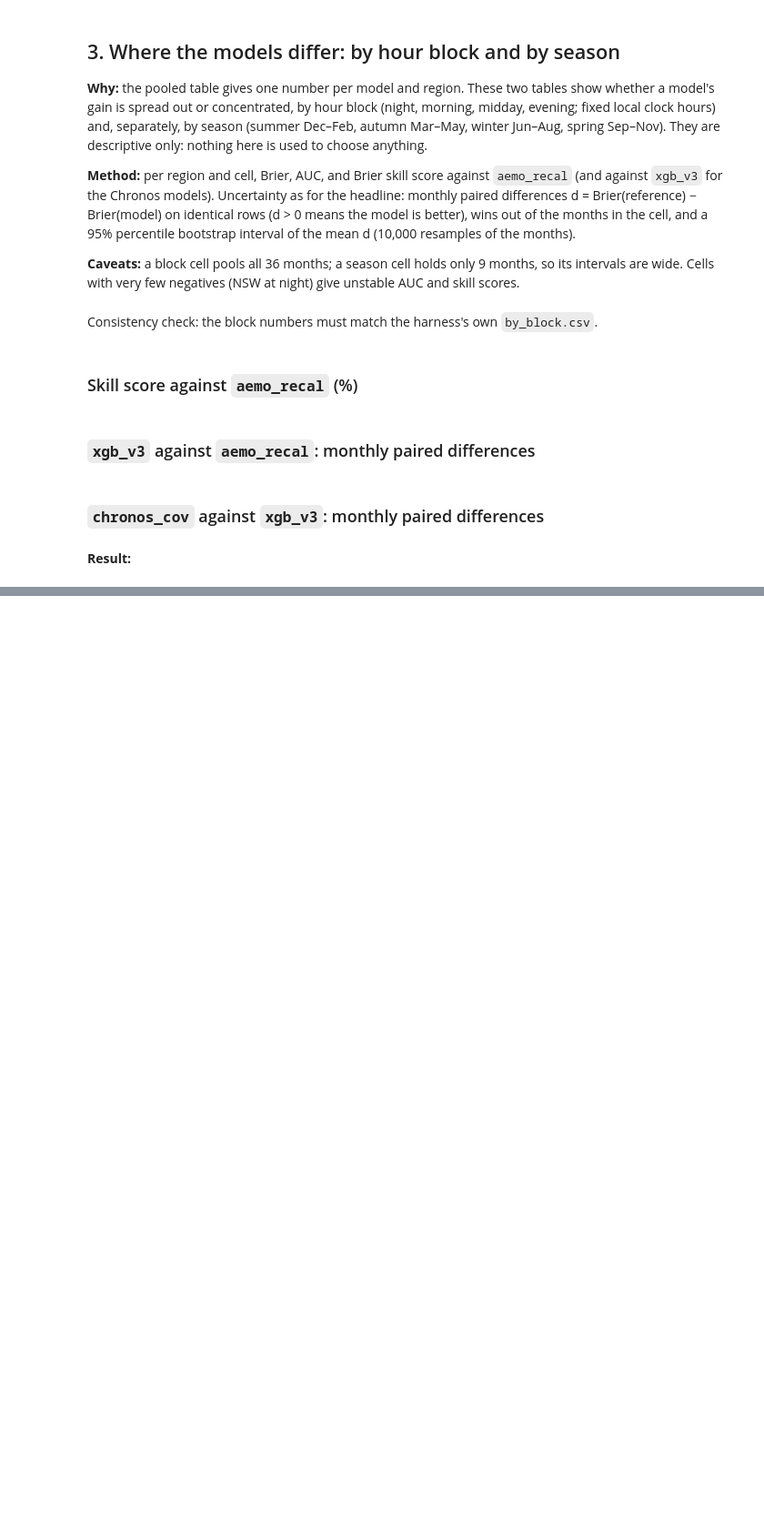
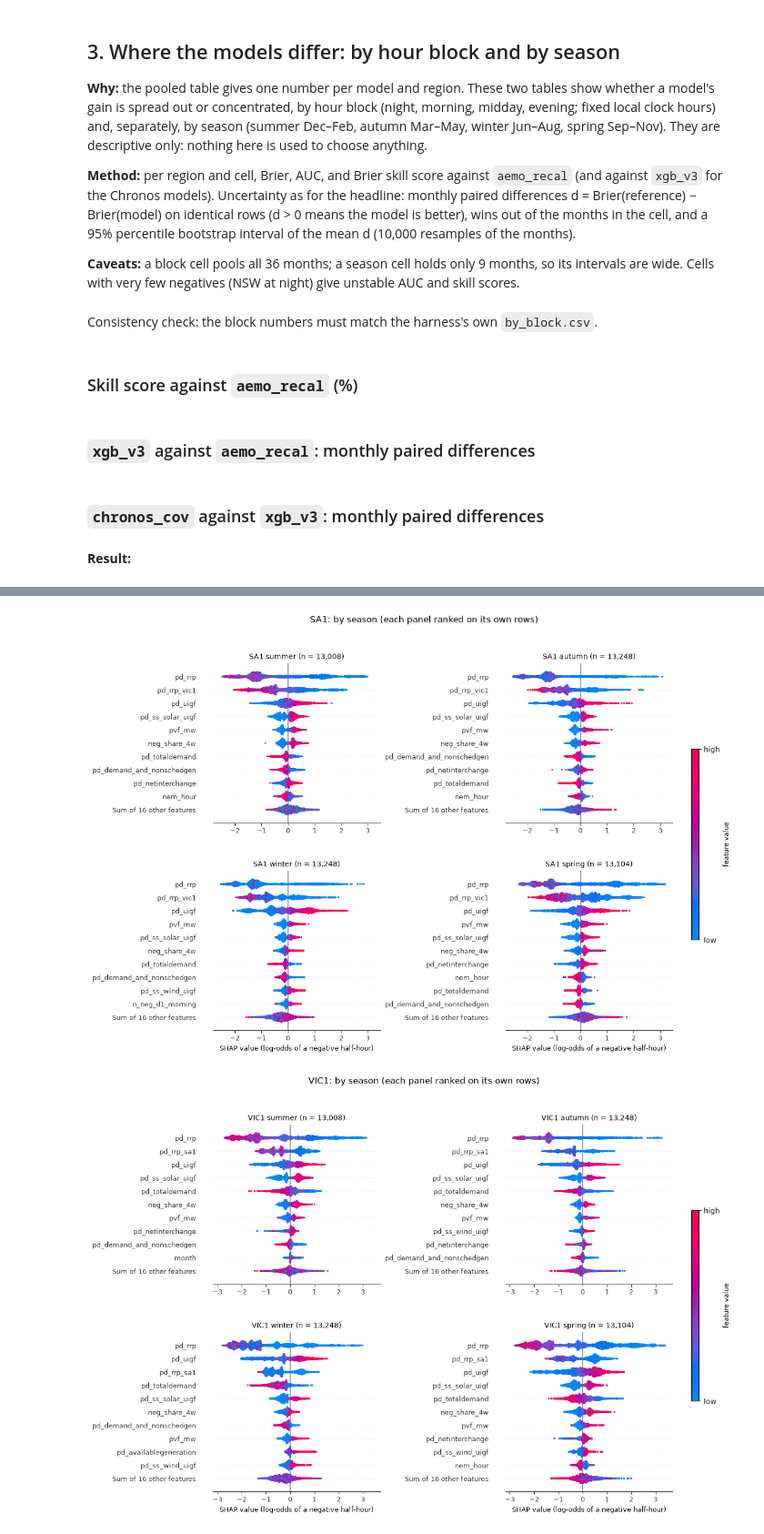
Before and after one commit to enjimenez/nem-negative-prices, a Jupyter notebook: notebooks/05-ej-final-model-report.ipynb, the cells around one changed output, grey strips where cells are left out. Shown at 91% size. Saved outputs shown, nothing was run; the diff lists cells and outputs as text; code cells hidden in the pictures; blank space fills up the shorter version.

```diff
--- a/notebooks/05-ej-final-model-report.ipynb
+++ b/notebooks/05-ej-final-model-report.ipynb
@@ -229,0 +240,24 @@ display(paired(by_season, "season", "chronos_cov", "xgb_v3"))
+# %%
+REL_MODELS = ["baseline", "aemo_raw", "aemo_recal", "chronos_price", "chronos_cov", "xgb_v3"]
+BANDS = np.linspace(0, 1, 11)
+
+r = s[s["model"].isin(REL_MODELS)].assign(band=lambda d: pd.cut(d["prob"], BANDS, include_lowest=True))
+rel_all = r.groupby(["model", "REGIONID", "band"], observed=True).agg(
+    n=("prob", "size"), mean_prob=("prob", "mean"), share_neg=("is_neg", "mean")
+).reset_index()
+rel_all["diff_pts"] = (rel_all["mean_prob"] - rel_all["share_neg"]) * 100
+rel_all["w_sq"] = rel_all["n"] * (rel_all["mean_prob"] - rel_all["share_neg"]) ** 2
+
+totals = rel_all.groupby(["model", "REGIONID"]).agg(w_sq=("w_sq", "sum"), n=("n", "sum"))
+overall = r.groupby(["model", "REGIONID"]).agg(mean_prob=("prob", "mean"), share_neg=("is_neg", "mean"))
+cal_summary = pd.DataFrame({
+    "reliability_x1000": totals["w_sq"] / totals["n"] * 1000,
+    "bias_pts": (overall["mean_prob"] - overall["share_neg"]) * 100,
+})
+assert (totals["n"] == 52_608).all(), "each model x region should have 52,608 scored half-hours"
+
+rel_all.drop(columns="w_sq").to_csv(BACKTEST_DIR / "reliability_all_models.csv", index=False)
+cal_summary.to_csv(BACKTEST_DIR / "calibration_summary.csv")
+
+display(cal_summary["reliability_x1000"].unstack("REGIONID")[REGIONS].loc[REL_MODELS].round(2))
+display(cal_summary["bias_pts"].unstack("REGIONID")[REGIONS].loc[REL_MODELS].round(1))
@@ -229,0 +470,9 @@ display(paired(by_season, "season", "chronos_cov", "xgb_v3"))
+# %%
+for region in REGIONS:
+    g = sh[sh["REGIONID"] == region]
+    fig = grid([(f"{region} {s}", g[g["season"] == s]) for s in SEASON_ORDER], ncols=2)
+    fig.suptitle(f"{region}: by season (each panel ranked on its own rows)", y=0.98)
+    plt.show()
+# %% [output]
+[figure, added]
+[figure, added]
```
Also changed, not shown: parts of 10 cells of this notebook, 8 other files.
